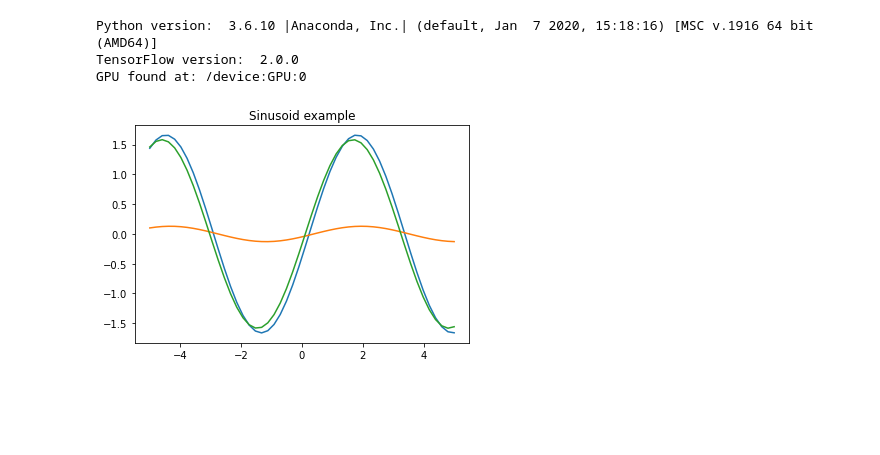
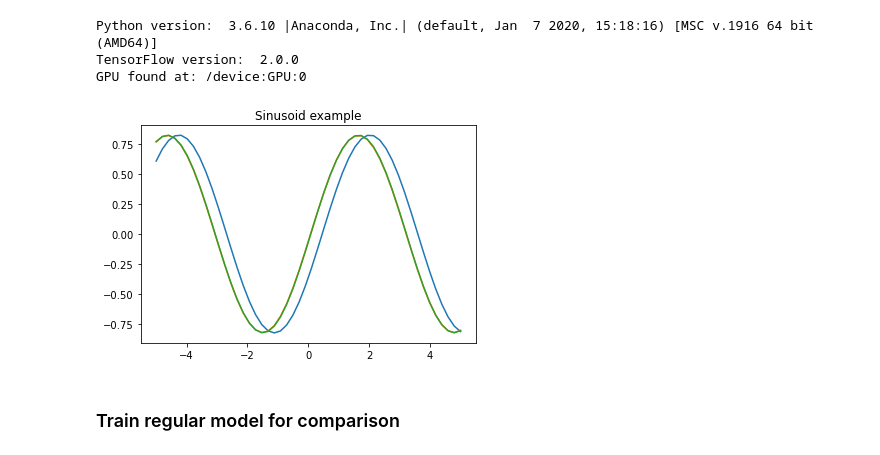
Before and after one commit to hfahrudin/reptile_implement_tf2, a Jupyter notebook: reptile.ipynb, the cells around one changed output. Cells and saved outputs as stored; diff of their text form; code cells hidden in the pictures; blank space fills up the shorter version.

```diff
--- a/reptile.ipynb
+++ b/reptile.ipynb
@@ -39,7 +46,7 @@ class SinusoidGenerator() :
 
     def __init__ (self, K=None, amplitude = None, phase = None):
         self.K = K
-        self.amplitude = amplitude*2 if amplitude else np.random.uniform(0.1, 2.0)
+        self.amplitude = amplitude if amplitude else np.random.uniform(0.1, 1.0)
         self.phase = phase*np.pi if phase else np.random.uniform(0,  0.2*np.pi)
         self.x = self._sample_x()
 
@@ -51,31 +58,31 @@ class SinusoidGenerator() :
 
     def batch(self, x=None, force_new = False):
         if x is None:
             if force_new:
                 x = self._sample_x()
             else:
                 x = self.x
         y = self.f(x)
         return x[:, None], y[:, None]
 
     def equally_spaced_samples(self, K= None):
         if K is None:
             K = self.K
         return self.batch (x = np.linspace(-5, 5, K))
 
     def random_spaced_samples(self, K= None):
         if K is None:
             K = self.K
         return self.batch(x = np.random.uniform(-5, 5, K))
 
 def plot (data, *args, **kwargs):
     x,y = data
     return plt.plot(x, y, *args, **kwargs)
 
 plt.figure()
 for _ in range(3):
     plt.title('Sinusoid example')
     plot(SinusoidGenerator(K=50).equally_spaced_samples())
 plt.show()
 # %% [output]
-[figure, old version]
+[figure, new version]
@@ -143,3 +145,5 @@ def copy_model(model, x=None):
 
     copied_model.set_weights(model.get_weights())
     return copied_model
+# %% [markdown]
+### Train regular model for comparison
```
Also changed, not shown: parts of 14 cells of this notebook, 1 other file.
